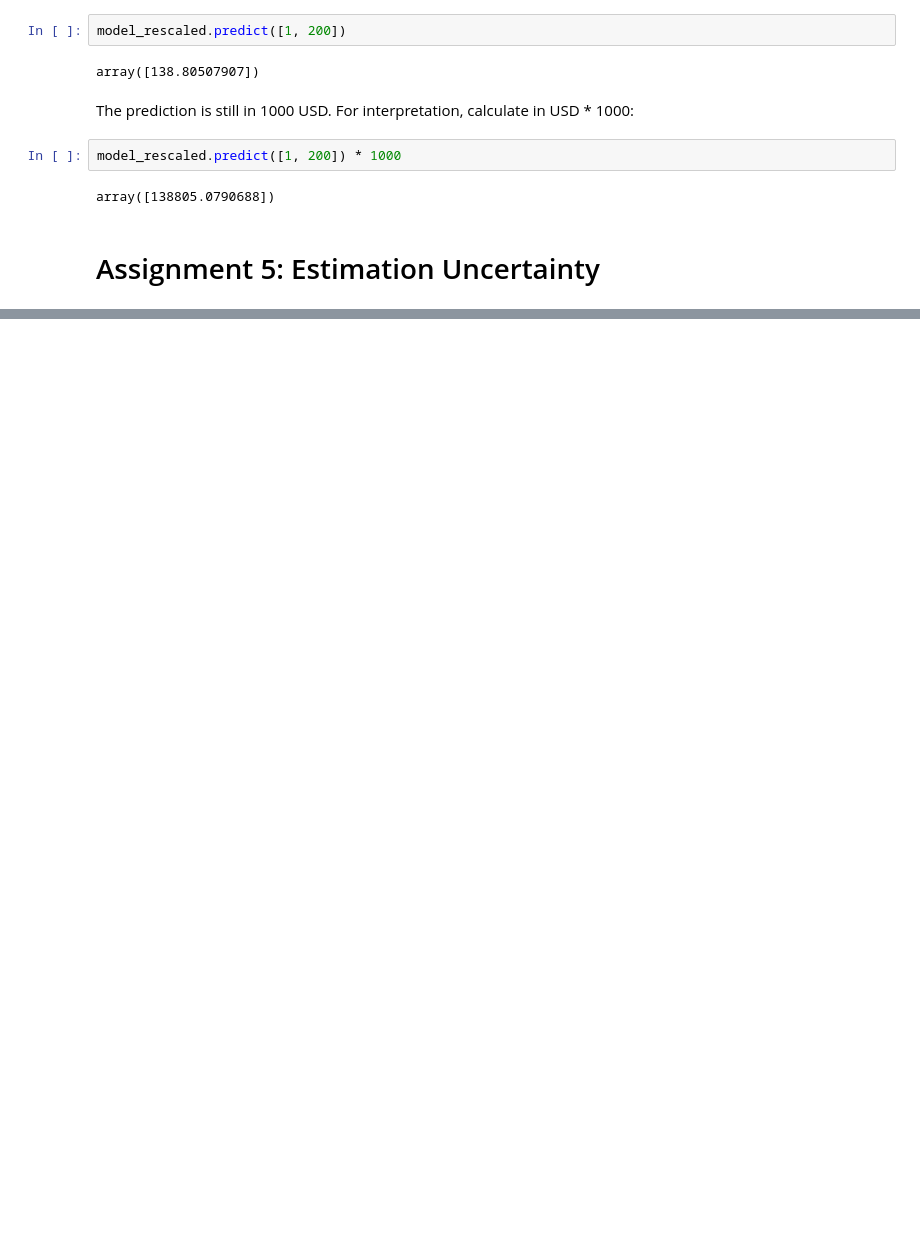
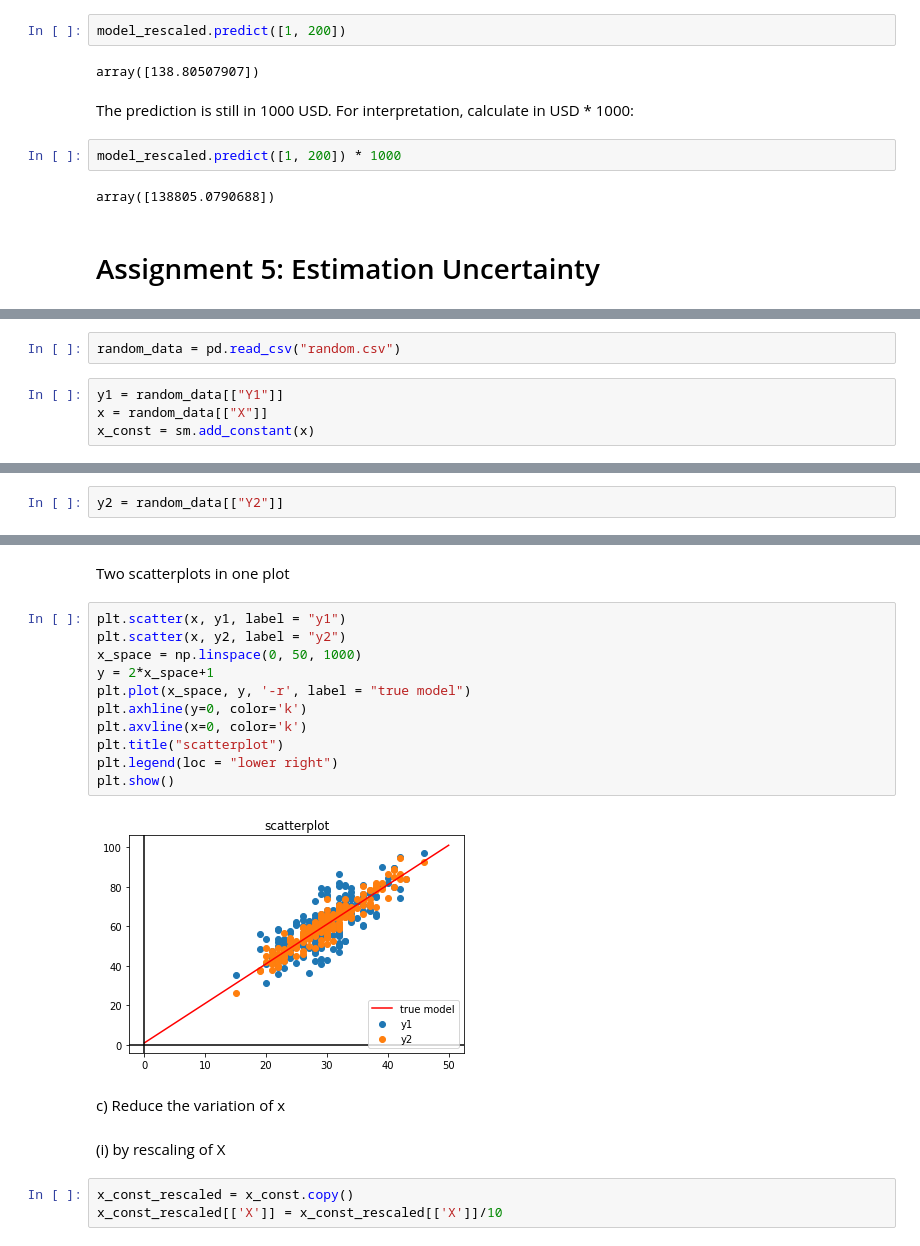
Before and after one commit to asluchych/introduction-econometrics, a Jupyter notebook: chapter2_statsmodels.ipynb, the cells around one changed output, grey strips where cells are left out. Cells and saved outputs as stored; diff of their text form; blank space fills up the shorter version.

```diff
--- a/chapter2_statsmodels.ipynb
+++ b/chapter2_statsmodels.ipynb
@@ -182,0 +185,6 @@ array([138805.0790688])
+# %%
+random_data = pd.read_csv("random.csv")
+# %%
+y1 = random_data[["Y1"]]
+x = random_data[["X"]]
+x_const = sm.add_constant(x)
@@ -182,0 +250,2 @@ array([138805.0790688])
+# %%
+y2 = random_data[["Y2"]]
@@ -182,0 +275,22 @@ array([138805.0790688])
+# %% [markdown]
+Two scatterplots in one plot
+# %%
+plt.scatter(x, y1, label = "y1")
+plt.scatter(x, y2, label = "y2")
+x_space = np.linspace(0, 50, 1000)
+y = 2*x_space+1
+plt.plot(x_space, y, '-r', label = "true model")
+plt.axhline(y=0, color='k')
+plt.axvline(x=0, color='k')
+plt.title("scatterplot")
+plt.legend(loc = "lower right")
+plt.show()
+# %% [output]
+[figure, added]
+# %% [markdown]
+c) Reduce the variation of x
+# %% [markdown]
+(i) by rescaling of X
+# %%
+x_const_rescaled = x_const.copy()
+x_const_rescaled[['X']] = x_const_rescaled[['X']]/10
```
Also changed, not shown: parts of 19 cells of this notebook.
